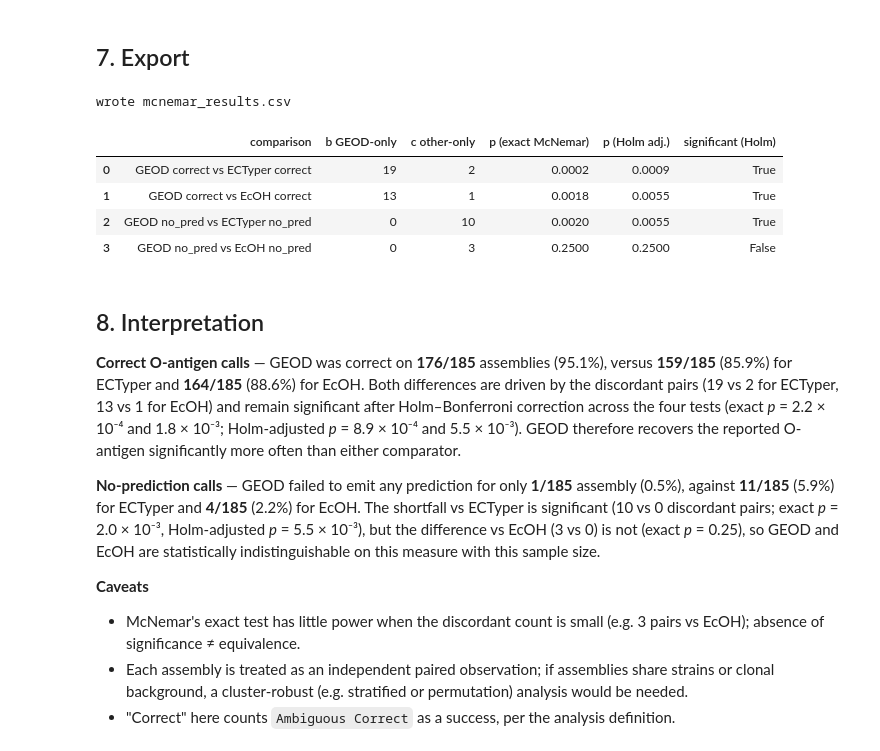
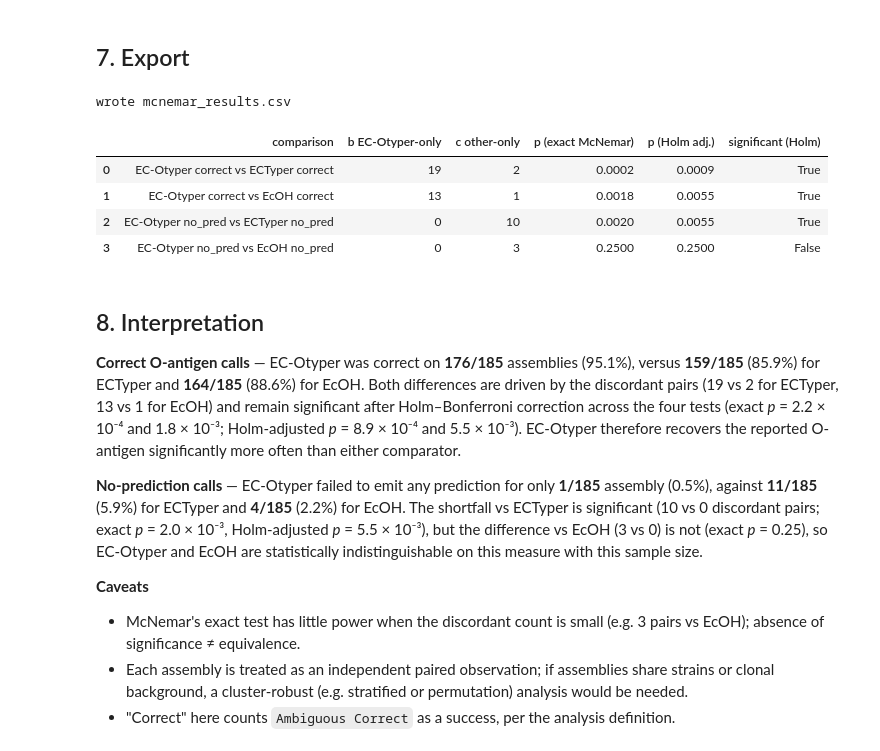
Before and after one commit to samm200321/EC-Otype_Manuscript, a Jupyter notebook: 4 Benchmark Results/mcnemar_ecotyper_benchmark.ipynb, the cells around one changed output. Cells and saved outputs as stored; diff of their text form; code cells hidden in the pictures.

```diff
--- a/4 Benchmark Results/mcnemar_geod_benchmark.ipynb
+++ b/4 Benchmark Results/mcnemar_ecotyper_benchmark.ipynb
@@ -39,8 +39,8 @@ pd.set_option("display.precision", 4)
 plt.rcParams.update({"figure.dpi": 110, "axes.spines.top": False, "axes.spines.right": False})
 
 CSV_PATH = "benchmark_summary.csv"
-TOOLS = ["GEOD", "ECTyper", "EcOH"]
-OTHERS = [t for t in TOOLS if t != "GEOD"]          # comparators
+TOOLS = ["EC-Otyper", "ECTyper", "EcOH"]
+OTHERS = [t for t in TOOLS if t != "EC-Otyper"]          # comparators
 CORRECT = {"Correct", "Ambiguous Correct"}          # correctness definition
 NO_PRED = "No Prediction"
 ALPHA = 0.05
@@ -169,10 +169,10 @@ Comparisons run (4 in total, so a multiple-comparison correction is required):
 # %%
-def mcnemar_row(geod_pos, other_pos, label):
-    """Paired 2x2 table + exact McNemar test for one GEOD-vs-tool comparison."""
-    a = int(( geod_pos &  other_pos).sum())   # both positive
-    b = int(( geod_pos & ~other_pos).sum())   # GEOD only   (discordant)
-    c = int((~geod_pos &  other_pos).sum())   # other only  (discordant)
-    d = int((~geod_pos & ~other_pos).sum())   # neither
+def mcnemar_row(ecotyper_pos, other_pos, label):
+    """Paired 2x2 table + exact McNemar test for one EC-Otyper-vs-tool comparison."""
+    a = int(( ecotyper_pos &  other_pos).sum())   # both positive
+    b = int(( ecotyper_pos & ~other_pos).sum())   # EC-Otyper only   (discordant)
+    c = int((~ecotyper_pos &  other_pos).sum())   # other only  (discordant)
+    d = int((~ecotyper_pos & ~other_pos).sum())   # neither
     table = np.array([[a, b], [c, d]])
 
     n_disc = b + c
@@ -186,9 +186,9 @@ def mcnemar_row(geod_pos, other_pos, label):
 
     return {
         "comparison": label,
-        "a both+": a, "b GEOD-only": b, "c other-only": c, "d both-": d,
+        "a both+": a, "b EC-Otyper-only": b, "c other-only": c, "d both-": d,
         "discordant n": n_disc,
-        "GEOD rate %": 100 * geod_pos.mean(),
+        "EC-Otyper rate %": 100 * ecotyper_pos.mean(),
         "other rate %": 100 * other_pos.mean(),
         "odds ratio (b/c)": np.inf if (b > 0 and c == 0) else (b / c if c else np.nan),
         "p (exact McNemar)": p_exact,
@@ -199,8 +199,8 @@ rows = []
 for outcome, suffix in [("correct", "__correct"), ("no_pred", "__no_pred")]:
     for other in OTHERS:
         rows.append(mcnemar_row(
-            ind[f"GEOD{suffix}"], ind[f"{other}{suffix}"],
-            f"GEOD {outcome} vs {other} {outcome}",
+            ind[f"EC-Otyper{suffix}"], ind[f"{other}{suffix}"],
+            f"EC-Otyper {outcome} vs {other} {outcome}",
         ))
 res = pd.DataFrame(rows)
 res
@@ -277,30 +277,30 @@ plt.show()
 # %%
 out = res.copy()
 out.to_csv("mcnemar_results.csv", index=False)
 print("wrote mcnemar_results.csv")
-out[["comparison", "b GEOD-only", "c other-only", "p (exact McNemar)",
+out[["comparison", "b EC-Otyper-only", "c other-only", "p (exact McNemar)",
      "p (Holm adj.)", "significant (Holm)"]]
 # %% [output]
 wrote mcnemar_results.csv
-|  | comparison | b GEOD-only | c other-only | p (exact McNemar) | p (Holm adj.) | significant (Holm) |
-| 0 | GEOD correct vs ECTyper correct | 19 | 2 | 0.0002 | 0.0009 | True |
-| 1 | GEOD correct vs EcOH correct | 13 | 1 | 0.0018 | 0.0055 | True |
-| 2 | GEOD no_pred vs ECTyper no_pred | 0 | 10 | 0.0020 | 0.0055 | True |
-| 3 | GEOD no_pred vs EcOH no_pred | 0 | 3 | 0.2500 | 0.2500 | False |
+|  | comparison | b EC-Otyper-only | c other-only | p (exact McNemar) | p (Holm adj.) | significant (Holm) |
+| 0 | EC-Otyper correct vs ECTyper correct | 19 | 2 | 0.0002 | 0.0009 | True |
+| 1 | EC-Otyper correct vs EcOH correct | 13 | 1 | 0.0018 | 0.0055 | True |
+| 2 | EC-Otyper no_pred vs ECTyper no_pred | 0 | 10 | 0.0020 | 0.0055 | True |
+| 3 | EC-Otyper no_pred vs EcOH no_pred | 0 | 3 | 0.2500 | 0.2500 | False |
 # %% [markdown]
 ## 8. Interpretation
 
-**Correct O-antigen calls** — GEOD was correct on **176/185** assemblies (95.1%), versus
+**Correct O-antigen calls** — EC-Otyper was correct on **176/185** assemblies (95.1%), versus
 **159/185** (85.9%) for ECTyper and **164/185** (88.6%) for EcOH. Both differences are driven by
 the discordant pairs (19 vs 2 for ECTyper, 13 vs 1 for EcOH) and remain significant after Holm–Bonferroni
 correction across the four tests (exact *p* = 2.2 × 10⁻⁴ and 1.8 × 10⁻³; Holm-adjusted
-*p* = 8.9 × 10⁻⁴ and 5.5 × 10⁻³). GEOD therefore recovers the reported O-antigen significantly
+*p* = 8.9 × 10⁻⁴ and 5.5 × 10⁻³). EC-Otyper therefore recovers the reported O-antigen significantly
 more often than either comparator.
 
-**No-prediction calls** — GEOD failed to emit any prediction for only **1/185** assembly (0.5%),
+**No-prediction calls** — EC-Otyper failed to emit any prediction for only **1/185** assembly (0.5%),
 against **11/185** (5.9%) for ECTyper and **4/185** (2.2%) for EcOH. The shortfall vs ECTyper is
 significant (10 vs 0 discordant pairs; exact *p* = 2.0 × 10⁻³, Holm-adjusted *p* = 5.5 × 10⁻³),
-but the difference vs EcOH (3 vs 0) is not (exact *p* = 0.25), so GEOD and EcOH are statistically
+but the difference vs EcOH (3 vs 0) is not (exact *p* = 0.25), so EC-Otyper and EcOH are statistically
 indistinguishable on this measure with this sample size.
 
 **Caveats**
```
Also changed, not shown: parts of 8 cells of this notebook, 5 other files.
